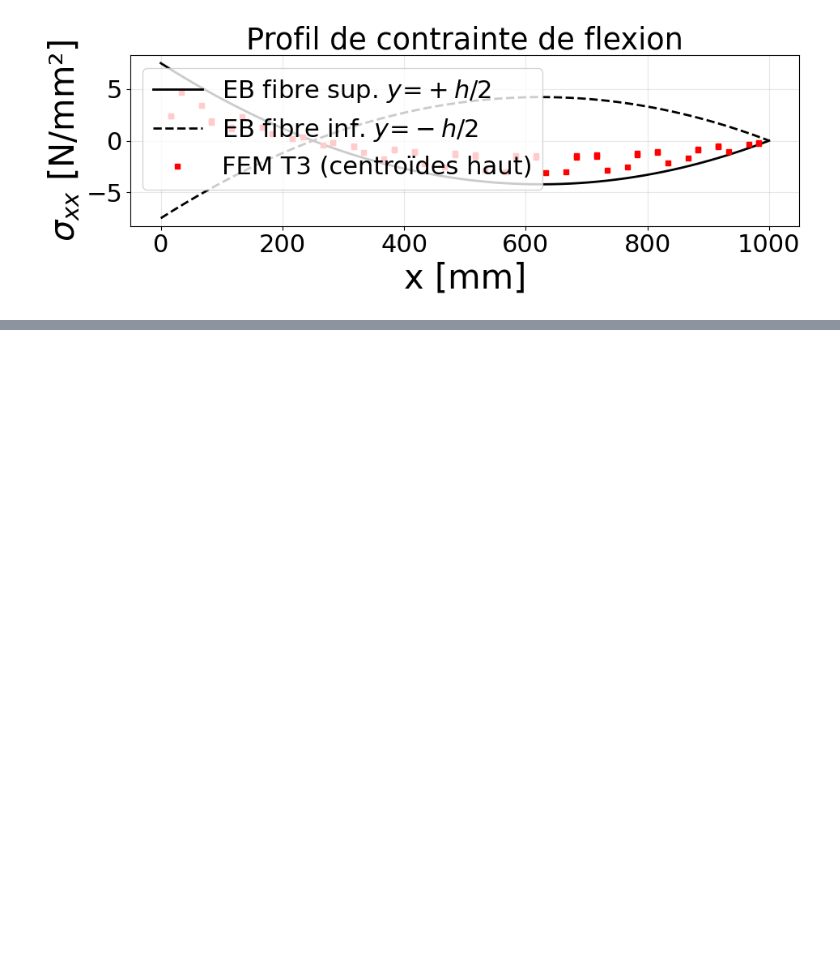
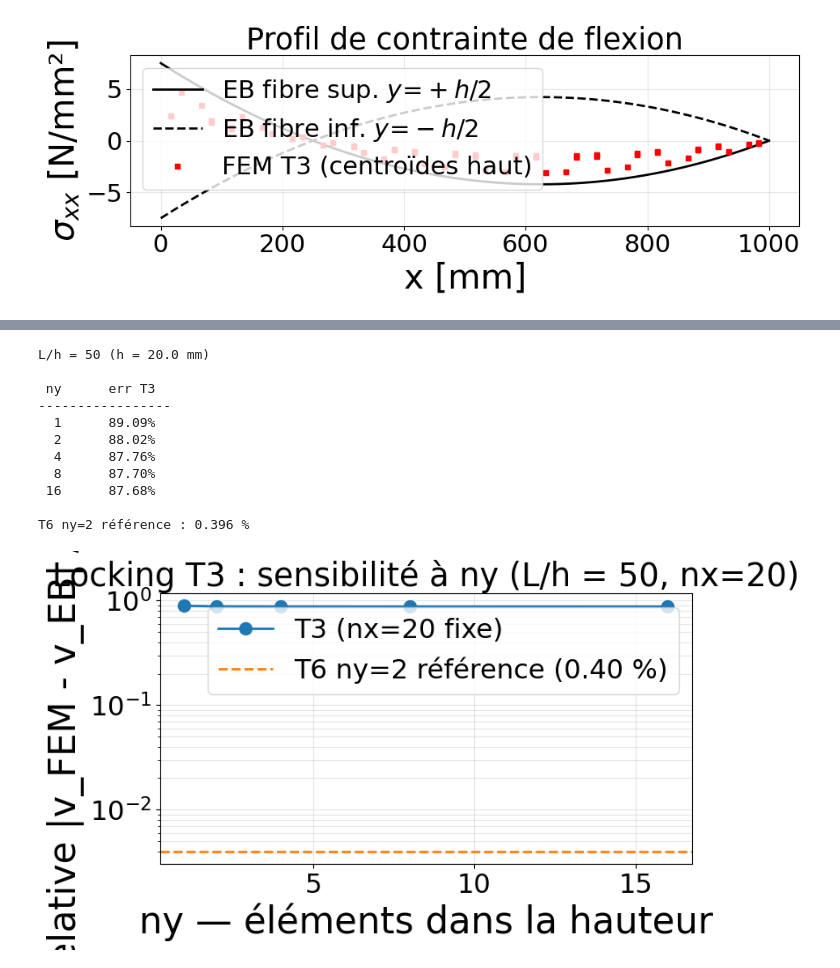
Before and after one commit to hugogebel-boop/mnss-projet-flexion, a Jupyter notebook: Projet5_Flexion.ipynb, the cells around one changed output, grey strips where cells are left out. Cells and saved outputs as stored; diff of their text form; code cells hidden in the pictures; blank space fills up the shorter version.

```diff
--- a/Projet5_Flexion.ipynb
+++ b/Projet5_Flexion.ipynb
@@ -919,0 +1237,49 @@ plt.show()
+# %%
+# Démonstration ciblée : sensibilité du locking T3 au raffinement en hauteur
+ratio_demo = 50
+h_demo     = GEOM["L"] / ratio_demo
+EI_demo    = MAT["E"] * GEOM["thickness"] * h_demo**3 / 12
+q          = LOAD["q_total"] / GEOM["L"]
+v_eb_demo  = -q * GEOM["L"]**4 / (192 * EI_demo)
+
+ny_levels = [1, 2, 4, 8, 16]
+err_t3    = []
+
+print(f"L/h = {ratio_demo} (h = {h_demo:.1f} mm)\n")
+print(f"{'ny':>3}  {'err T3':>10}")
+print("-" * 17)
+for ny in ny_levels:
+    coords, conn, u, *_ = solve_beam_with(1, 20, ny, h=h_demo)
+    e = abs(fleche_mid(coords, u, GEOM["L"], h_demo) - v_eb_demo) / abs(v_eb_demo)
+    err_t3.append(e)
+    print(f"{ny:>3}  {e*100:>9.2f}%")
+
+# T6 référence à ny=2 (déjà très précis)
+coords, conn, u, *_ = solve_beam_with(2, 20, 2, h=h_demo)
+err_t6_ref = abs(fleche_mid(coords, u, GEOM["L"], h_demo) - v_eb_demo) / abs(v_eb_demo)
+print(f"\nT6 ny=2 référence : {err_t6_ref*100:.3f} %")
+
+plt.figure(figsize=(8, 5))
+plt.semilogy(ny_levels, err_t3, "o-", lw=2, label="T3 (nx=20 fixe)")
+plt.axhline(err_t6_ref, color="C1", ls="--", lw=2,
+            label=f"T6 ny=2 référence ({err_t6_ref*100:.2f} %)")
+plt.xlabel("ny — éléments dans la hauteur")
+plt.ylabel("err relative |v_FEM - v_EB| / |v_EB|")
+plt.title(f"Locking T3 : sensibilité à ny (L/h = {ratio_demo}, nx=20)")
+plt.grid(True, which="both", alpha=0.3)
+plt.legend()
+plt.tight_layout()
+plt.show()
+# %% [output]
+L/h = 50 (h = 20.0 mm)
+
+ ny      err T3
+-----------------
+  1      89.09%
+  2      88.02%
+  4      87.76%
+  8      87.70%
+ 16      87.68%
+
+T6 ny=2 référence : 0.396 %
+[figure, added]
```
Also changed, not shown: parts of 12 cells of this notebook.
